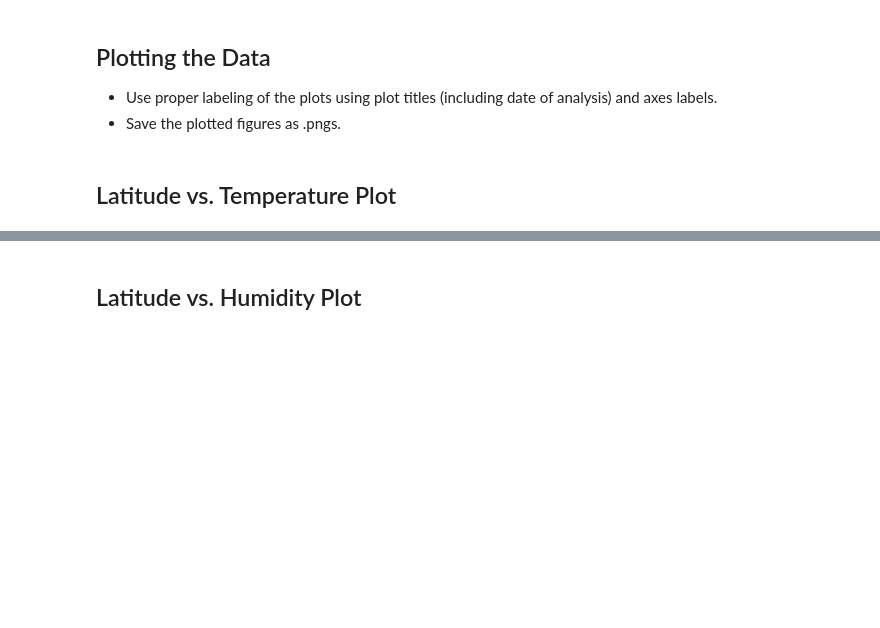
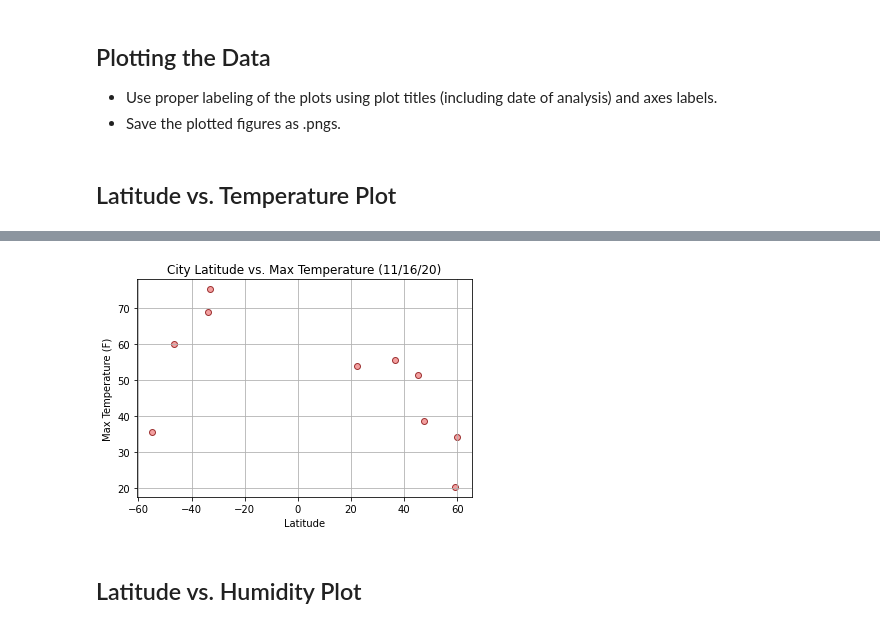
Before and after one commit to Kylmalcolm/Global-Weather-Analysis, a Jupyter notebook: WeatherPy.ipynb, the cells around one changed output, grey strips where cells are left out. Drawn from its saved outputs; the diff is of its cells as text; code cells hidden in the pictures; blank space fills up the shorter version.

Commit message:
scatterplots

```diff
--- a/WeatherPy.ipynb
+++ b/WeatherPy.ipynb
@@ -182,2 +180,11 @@ Int64Index([], dtype='int64')
+# %%
+plt.scatter(weather_df["Latitude"], weather_df["Max Temperature"], color="lightcoral", edgecolor="maroon", alpha=0.75)
+plt.title("City Latitude vs. Max Temperature (11/16/20)")
+plt.xlabel("Latitude")
+plt.ylabel("Max Temperature (F)")
+plt.grid()
+plt.show()
+# %% [output]
+[figure, added]
 # %% [markdown]
 ## Latitude vs. Humidity Plot
```
Also changed, not shown: parts of 4 cells of this notebook.
